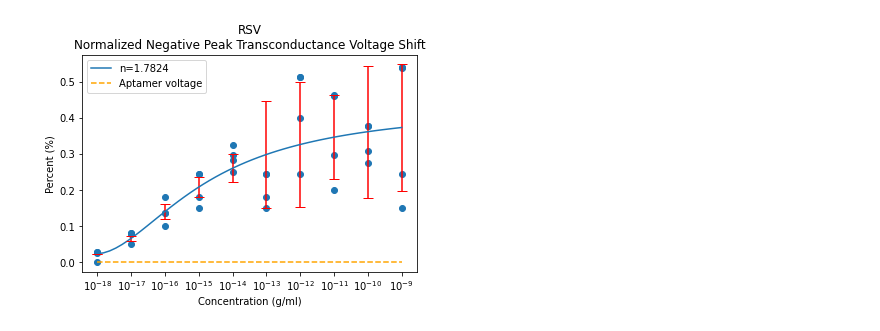
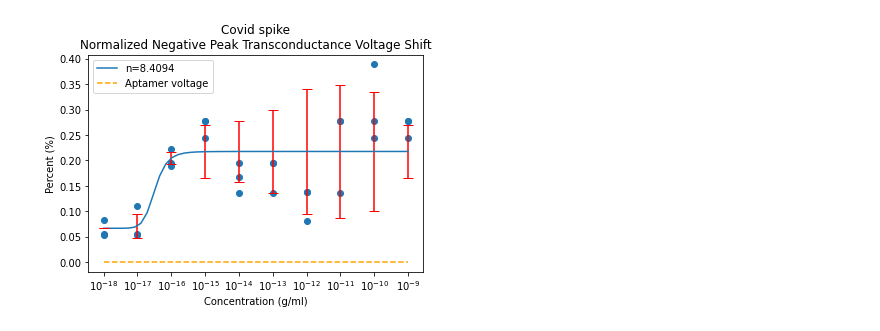
Before and after one commit to jlupoiii/GFET-covid-flu, a Jupyter notebook: main_spike.ipynb, the cells around one changed output. Drawn from its saved outputs; the diff is of its cells as text; code cells hidden in the pictures.

Commit message:
finished adding running code for all 4 wells

```diff
--- a/main_spike.ipynb
+++ b/main_spike.ipynb
@@ -346,21 +4,21 @@ from utils import *
 # %%
-# for RSV, well 3
+# for spike, well 1
 
 # filenames to inlude for each concentration
-filenames = ['BCdata_B48C13_rsv_1ag.txt',
-             'BCdata_B48C13_rsv_10ag.txt',
-             'BCdata_B48C13_rsv_100ag.txt',
-             'BCdata_B48C13_rsv_1fg.txt',
-             'BCdata_B48C13_rsv_10fg.txt',
-             'BCdata_B48C13_rsv_100fg.txt',
-             'BCdata_B48C13_rsv_1pg.txt',
-             'BCdata_B48C13_rsv_10pg.txt',
-             'BCdata_B48C13_rsv_100pg.txt',
-             'BCdata_B48C13_rsv_1ng.txt']
+filenames = ['BCdata_B48C13_spike_1ag.txt',
+             'BCdata_B48C13_spike_10ag.txt',
+             'BCdata_B48C13_spike_100ag.txt',
+             'BCdata_B48C13_spike_1fg.txt',
+             'BCdata_B48C13_spike_10fg.txt',
+             'BCdata_B48C13_spike_100fg.txt',
+             'BCdata_B48C13_spike_1pg.txt',
+             'BCdata_B48C13_spike_10pg.txt',
+             'BCdata_B48C13_spike_100pg.txt',
+             'BCdata_B48C13_spike_1ng.txt']
 
-filename_aptamer = 'BCdata_B48C13_rsv_aptamers.txt'
-filename_id = 'BCdata_B48C13_rsv_initialDirac.txt'
-filename_linker = 'BCdata_B48C13_rsv_linker.txt'
+filename_aptamer = 'BCdata_B48C13_spike_aptamers.txt'
+filename_id = 'BCdata_B48C13_spike_initialDirac.txt'
+filename_linker = 'BCdata_B48C13_spike_linker.txt'
 
 dataset = Dataset(filenames, filename_aptamer, filename_id, filename_linker)
 
@@ -377,7 +35,7 @@ Y_fit = hill_function(X_fit, *dirac_coeffs)
 plt.plot(X_fit, Y_fit, label=f'n={dirac_coeffs[2]:.4f}')
 plt.plot([0,9], [0,0], color='orange', linestyle='--', label='Aptamer voltage')
 plt.legend()
-plt.title('RSV\nPeak Dirac Voltage Shift')
+plt.title('Covid spike\nPeak Dirac Voltage Shift')
 plt.xlabel("Concentration (g/ml)")
 plt.ylabel('Voltage (V)') # "Dirac Shift (V)")
 plt.errorbar(range(dataset.num_concs), hill_function(range(dataset.num_concs), *dirac_coeffs), yerr=std_devs, ecolor='red', fmt='None', capsize=5)
@@ -398,7 +56,7 @@ Y_fit = hill_function(X_fit, *dirac_coeffs)
 plt.plot(X_fit, Y_fit, label=f'n={dirac_coeffs[2]:.4f}')
 plt.plot([0,9], [0,0], color='orange', linestyle='--', label='Aptamer voltage')
 plt.legend()
-plt.title('RSV\nNormalized Peak Dirac Voltage Shift')
+plt.title('Covid spike\nNormalized Peak Dirac Voltage Shift')
 plt.xlabel("Concentration (g/ml)")
 plt.ylabel('Percent (%)') # " Normalized Dirac Shift")
 plt.errorbar(range(dataset.num_concs), hill_function(range(dataset.num_concs), *dirac_coeffs), yerr=std_devs, ecolor='red', fmt='None', capsize=5)
@@ -419,7 +77,7 @@ Y_fit = hill_function(X_fit, *coeffs)
 plt.plot(X_fit, Y_fit, label=f'n={coeffs[2]:.4f}')
 plt.plot([0,9], [0,0], color='orange', linestyle='--', label='Aptamer voltage')
 plt.legend()
-plt.title('RSV\nPositive Peak Transconductance Voltage Shift')
+plt.title('Covid spike\nPositive Peak Transconductance Voltage Shift')
 plt.xlabel("Concentration (g/ml)")
 plt.ylabel('Voltage (V)') # "Pos Transconductance Voltage Shift (V)")
 plt.errorbar(range(dataset.num_concs), hill_function(range(dataset.num_concs), *coeffs), yerr=std_devs, ecolor='red', fmt='None', capsize=5)
@@ -439,7 +97,7 @@ Y_fit = hill_function(X_fit, *coeffs)
 plt.plot(X_fit, Y_fit, label=f'n={coeffs[2]:.4f}')
 plt.plot([0,9], [0,0], color='orange', linestyle='--', label='Aptamer voltage')
 plt.legend()
-plt.title('RSV\nNormalized Positive Peak Transconductance Voltage Shift')
+plt.title('Covid spike\nNormalized Positive Peak Transconductance Voltage Shift')
 plt.xlabel("Concentration (g/ml)")
 plt.ylabel('Percent (%)') # "Pos Transconductance Normalized Voltage Shift (V)")
 plt.errorbar(range(dataset.num_concs), hill_function(range(dataset.num_concs), *coeffs), yerr=std_devs, ecolor='red', fmt='None', capsize=5)
@@ -460,7 +118,7 @@ Y_fit = hill_function(X_fit, *coeffs)
 plt.plot(X_fit, Y_fit, label=f'n={coeffs[2]:.4f}')
 plt.plot([0,9], [0,0], color='orange', linestyle='--', label='Aptamer voltage')
 plt.legend()
-plt.title('RSV\nNegative Peak Transconductance Voltage Shift')
+plt.title('Covid spike\nNegative Peak Transconductance Voltage Shift')
 plt.xlabel("Concentration (g/ml)")
 plt.ylabel('Voltage (V)') # "Neg Transconductance Voltage Shift (V)")
 plt.errorbar(range(dataset.num_concs), hill_function(range(dataset.num_concs), *coeffs), yerr=std_devs, ecolor='red', fmt='None', capsize=5)
@@ -480,7 +138,7 @@ Y_fit = hill_function(X_fit, *coeffs)
 plt.plot(X_fit, Y_fit, label=f'n={coeffs[2]:.4f}')
 plt.plot([0,9], [0,0], color='orange', linestyle='--', label='Aptamer voltage')
 plt.legend()
-plt.title('RSV\nNormalized Negative Peak Transconductance Voltage Shift')
+plt.title('Covid spike\nNormalized Negative Peak Transconductance Voltage Shift')
 plt.xlabel("Concentration (g/ml)")
 plt.ylabel('Percent (%)') # "Neg Transconductance Normalized Voltage Shift (V)")
 plt.errorbar(range(dataset.num_concs), hill_function(range(dataset.num_concs), *coeffs), yerr=std_devs, ecolor='red', fmt='None', capsize=5)
@@ -490,27 +148,27 @@ plt.show()
 plt.close()
 
 
-# dirac conductance static
-concs, values, coeffs, std_devs, S, LOD, r2, r2_linear = dataset.static_dirac_analysis()
-print(f'S: {S}')
-print(f'LOD: {LOD}')
-print(f'r2: {r2}')
-print(f'r2 linear: {r2_linear}')
-plt.scatter(concs, values, marker='o')
-X_fit = np.linspace(min(concs), max(concs), 50)
-Y_fit = hill_function(X_fit, *coeffs)
-plt.plot(X_fit, Y_fit, label=f'n={coeffs[2]:.4f}')
-plt.plot([0,9], [0,0], color='orange', linestyle='--', label='Aptamer conductance')
-plt.legend()
-plt.gca().yaxis.set_major_formatter(FuncFormatter(format_with_e))
-plt.title('RSV\nConductance Change vs Static Peak Aptamer Dirac Point')
-plt.xlabel("Concentration (g/ml)")
-plt.ylabel('Siemens (S)') # "Static Dirac Conductance Shift (S)")
-plt.errorbar(range(dataset.num_concs), hill_function(range(dataset.num_concs), *coeffs), yerr=std_devs, ecolor='red', fmt='None', capsize=5)
-x_labels = [f"$10^{{{i}}}$" for i in np.array(range(dataset.num_concs))-18]
-plt.xticks(range(dataset.num_concs), x_labels)
-plt.show()
-plt.close()
+# # dirac conductance static
+# concs, values, coeffs, std_devs, S, LOD, r2, r2_linear = dataset.static_dirac_analysis()
+# print(f'S: {S}')
+# print(f'LOD: {LOD}')
+# print(f'r2: {r2}')
+# print(f'r2 linear: {r2_linear}')
+# plt.scatter(concs, values, marker='o')
+# X_fit = np.linspace(min(concs), max(concs), 50)
+# Y_fit = hill_function(X_fit, *coeffs)
+# plt.plot(X_fit, Y_fit, label=f'n={coeffs[2]:.4f}')
+# plt.plot([0,9], [0,0], color='orange', linestyle='--', label='Aptamer conductance')
+# plt.legend()
+# plt.gca().yaxis.set_major_formatter(FuncFormatter(format_with_e))
+# plt.title('Covid spike\nConductance Change vs Static Peak Aptamer Dirac Point')
+# plt.xlabel("Concentration (g/ml)")
+# plt.ylabel('Siemens (S)') # "Static Dirac Conductance Shift (S)")
+# plt.errorbar(range(dataset.num_concs), hill_function(range(dataset.num_concs), *coeffs), yerr=std_devs, ecolor='red', fmt='None', capsize=5)
+# x_labels = [f"$10^{{{i}}}$" for i in np.array(range(dataset.num_concs))-18]
+# plt.xticks(range(dataset.num_concs), x_labels)
+# plt.show()
+# plt.close()
 
 concs, values, coeffs, std_devs, S, LOD, r2, r2_linear = dataset.static_dirac_analysis_normalized()
 print(f'S: {S}')
@@ -524,7 +182,7 @@ plt.plot(X_fit, Y_fit, label=f'n={coeffs[2]:.4f}')
 plt.plot([0,9], [0,0], color='orange', linestyle='--', label='Aptamer voltage')
 plt.legend()
 # plt.gca().yaxis.set_major_formatter(FuncFormatter(format_with_e))
-plt.title('RSV\nNormalized Conductance Change vs Static Peak Aptamer Dirac Point')
+plt.title('Covid spike\nNormalized Conductance Change vs Static Peak Aptamer Dirac Point')
 plt.xlabel("Concentration (g/ml)")
 plt.ylabel('Percent (%)') # "Static Normalized Dirac Conductance Shift (S)")
 plt.errorbar(range(dataset.num_concs), hill_function(range(dataset.num_concs), *coeffs), yerr=std_devs, ecolor='red', fmt='None', capsize=5)
@@ -546,7 +204,7 @@ plt.plot(X_fit, Y_fit, label=f'n={pos_transc_conduc_coeffs[2]:.4f}')
 plt.plot([0,9], [0,0], color='orange', linestyle='--', label='Aptamer conductance')
 plt.legend()
 plt.gca().yaxis.set_major_formatter(FuncFormatter(format_with_e))
-plt.title('RSV\nConductance Change vs Static Peak Aptamer Positive Transconductance Point')
+plt.title('Covid spike\nConductance Change vs Static Peak Aptamer Positive Transconductance Point')
 plt.xlabel("Concentration (g/ml)")
 plt.ylabel('Siemens (S)') # " Pos Transconductance Shift (S)")
 plt.errorbar(range(dataset.num_concs), hill_function(range(dataset.num_concs), *pos_transc_conduc_coeffs), yerr=std_devs, ecolor='red', fmt='None', capsize=5)
@@ -566,7 +224,7 @@ Y_fit = hill_function(X_fit, *pos_transc_conduc_coeffs)
 plt.plot(X_fit, Y_fit, label=f'n={pos_transc_conduc_coeffs[2]:.4f}')
 plt.plot([0,9], [0,0], color='orange', linestyle='--', label='Aptamer voltage')
 plt.legend()
-plt.title('RSV\nNormalized Conductance Change vs Static Peak Aptamer Positive Transconductance Point')
+plt.title('Covid spike\nNormalized Conductance Change vs Static Peak Aptamer Positive Transconductance Point')
 plt.xlabel("Concentration (g/ml)")
 plt.ylabel('Percent (%)') # "Normalized Pos Transconductance Shift")
 plt.errorbar(range(dataset.num_concs), hill_function(range(dataset.num_concs), *pos_transc_conduc_coeffs), yerr=std_devs, ecolor='red', fmt='None', capsize=5)
@@ -589,7 +247,7 @@ plt.plot(X_fit, Y_fit, label=f'n={neg_transc_conduc_coeffs[2]:.4f}')
 plt.plot([0,9], [0,0], color='orange', linestyle='--', label='Aptamer conductance')
 plt.legend()
 plt.gca().yaxis.set_major_formatter(FuncFormatter(format_with_e))
-plt.title('RSV\nConductance Change vs Static Peak Aptamer Negative Transconductance Point')
+plt.title('Covid spike\nConductance Change vs Static Peak Aptamer Negative Transconductance Point')
 plt.xlabel("Concentration (g/ml)")
 plt.ylabel('Siemens (S)') # "Neg Transconductance Shift (S)")
 plt.errorbar(range(dataset.num_concs), hill_function(range(dataset.num_concs), *neg_transc_conduc_coeffs), yerr=std_devs, ecolor='red', fmt='None', capsize=5)
@@ -609,7 +267,7 @@ Y_fit = hill_function(X_fit, *neg_transc_conduc_coeffs)
 plt.plot(X_fit, Y_fit, label=f'n={neg_transc_conduc_coeffs[2]:.4f}')
 plt.plot([0,9], [0,0], color='orange', linestyle='--', label='Aptamer voltage')
 plt.legend()
-plt.title('RSV\nNormalized Conductance Change vs Static Peak Aptamer Negative Transconductance Point')
+plt.title('Covid spike\nNormalized Conductance Change vs Static Peak Aptamer Negative Transconductance Point')
 plt.xlabel("Concentration (g/ml)")
 plt.ylabel('Percent (%)') # "Normalized Neg Transconductance Shift")
 plt.errorbar(range(dataset.num_concs), hill_function(range(dataset.num_concs), *neg_transc_conduc_coeffs), yerr=std_devs, ecolor='red', fmt='None', capsize=5)
@@ -656 +314 @@ r2 linear: 0.9104022949368235
-[figure, old version]
+[figure, new version]
```
Also changed, not shown: parts of 11 cells of this notebook, 3 other files.
